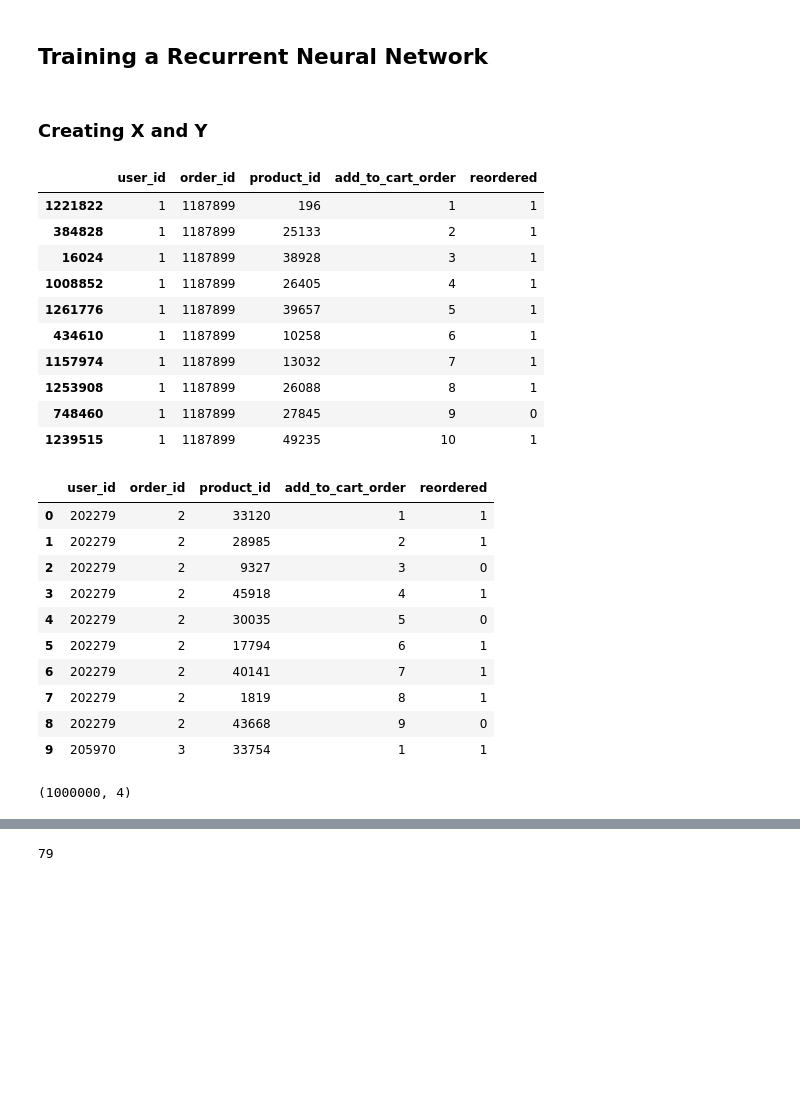
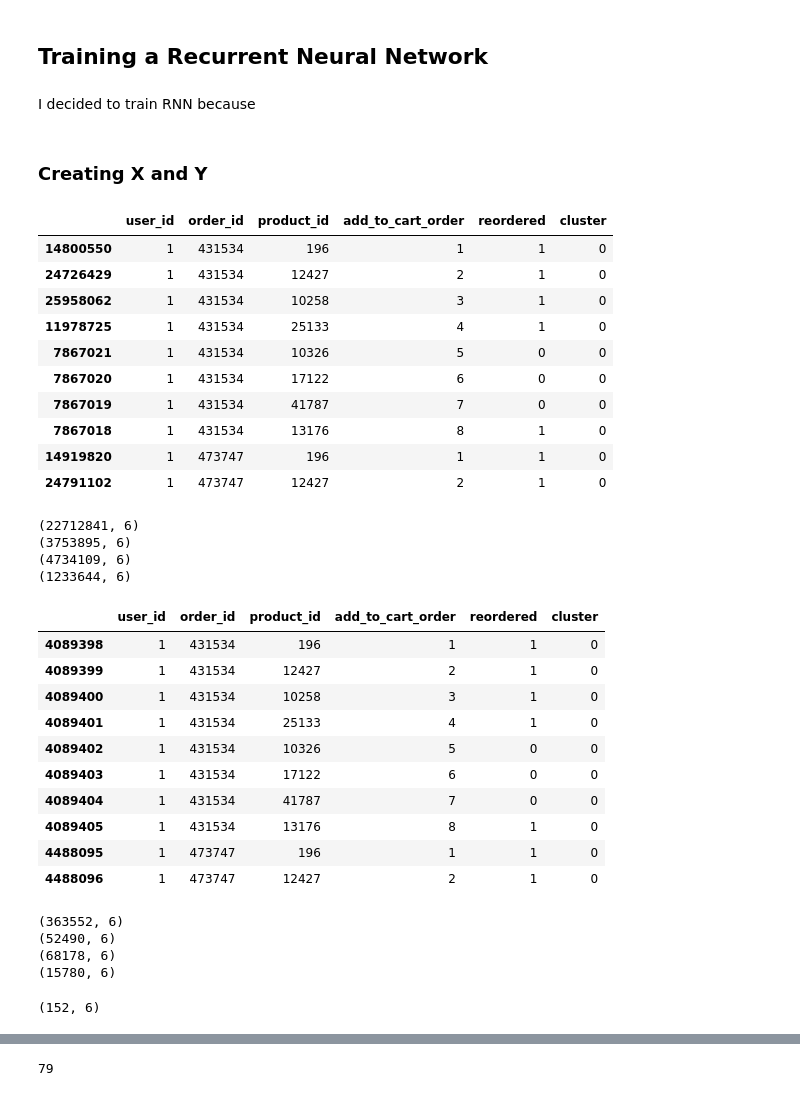
Before and after one commit to asindico/Instacart-Analysis, a Jupyter notebook: notebook.ipynb, the cells around one changed output, grey strips where cells are left out. Drawn from its saved outputs; the diff is of its cells as text; code cells hidden in the pictures; blank space fills up the shorter version.

```diff
--- a/notebook.ipynb
+++ b/notebook.ipynb
@@ -459,6 +459,8 @@ array([0, 1, 0, 0, 0, 0, 0, 0, 0, 0], dtype=int32)
 clust_dict = {cust_prod.index[idx] : cluster for idx,cluster in enumerate(c_preds)}
 # %% [markdown]
 ## Training a Recurrent Neural Network
+# %% [markdown]
+I decided to train  RNN because
 # %%
 from keras.models import Sequential
 from keras.layers import Dense
@@ -470,16 +472,18 @@ from sklearn.metrics import mean_squared_error
 # %%
 val_data = mt[['user_id','order_id','product_id','add_to_cart_order','reordered']]
 val_data= val_data.sort_values(by=['user_id','order_id','add_to_cart_order'])
+clusters = [clust_dict[uid] for uid in val_data['user_id']]
+val_data['cluster'] = clusters
 val_data.head(10)
 # %% [output]
-|  | user_id | order_id | product_id | add_to_cart_order | reordered |
-| 1221822 | 1 | 1187899 | 196 | 1 | 1 |
-| 384828 | 1 | 1187899 | 25133 | 2 | 1 |
-| 16024 | 1 | 1187899 | 38928 | 3 | 1 |
-| 1008852 | 1 | 1187899 | 26405 | 4 | 1 |
-| 1261776 | 1 | 1187899 | 39657 | 5 | 1 |
-| 434610 | 1 | 1187899 | 10258 | 6 | 1 |
-| 1157974 | 1 | 1187899 | 13032 | 7 | 1 |
-| 1253908 | 1 | 1187899 | 26088 | 8 | 1 |
-| 748460 | 1 | 1187899 | 27845 | 9 | 0 |
-| 1239515 | 1 | 1187899 | 49235 | 10 | 1 |
+|  | user_id | order_id | product_id | add_to_cart_order | reordered | cluster |
+| 14800550 | 1 | 431534 | 196 | 1 | 1 | 0 |
+| 24726429 | 1 | 431534 | 12427 | 2 | 1 | 0 |
+| 25958062 | 1 | 431534 | 10258 | 3 | 1 | 0 |
+| 11978725 | 1 | 431534 | 25133 | 4 | 1 | 0 |
+| 7867021 | 1 | 431534 | 10326 | 5 | 0 | 0 |
+| 7867020 | 1 | 431534 | 17122 | 6 | 0 | 0 |
+| 7867019 | 1 | 431534 | 41787 | 7 | 0 | 0 |
+| 7867018 | 1 | 431534 | 13176 | 8 | 1 | 0 |
+| 14919820 | 1 | 473747 | 196 | 1 | 1 | 0 |
+| 24791102 | 1 | 473747 | 12427 | 2 | 1 | 0 |
@@ -486,16 +495,28 @@ val_data.head(10)
+# %%
+print(val_cluster0.shape)
+print(val_cluster1.shape)
+print(val_cluster2.shape)
+print(val_cluster3.shape)
+# %% [output]
+(22712841, 6)
+(3753895, 6)
+(4734109, 6)
+(1233644, 6)
 # %%
 input_data = order_prior[['user_id','order_id','product_id','add_to_cart_order','reordered']]
 input_data= input_data.sort_values(by=['user_id','order_id','add_to_cart_order'])[0:500000]
+clusters = [clust_dict[uid] for uid in input_data['user_id']]
+input_data['cluster'] = clusters
 input_data.head(10)
 # %% [output]
-|  | user_id | order_id | product_id | add_to_cart_order | reordered |
-| 0 | 202279 | 2 | 33120 | 1 | 1 |
-| 1 | 202279 | 2 | 28985 | 2 | 1 |
-| 2 | 202279 | 2 | 9327 | 3 | 0 |
-| 3 | 202279 | 2 | 45918 | 4 | 1 |
-| 4 | 202279 | 2 | 30035 | 5 | 0 |
-| 5 | 202279 | 2 | 17794 | 6 | 1 |
-| 6 | 202279 | 2 | 40141 | 7 | 1 |
-| 7 | 202279 | 2 | 1819 | 8 | 1 |
-| 8 | 202279 | 2 | 43668 | 9 | 0 |
-| 9 | 205970 | 3 | 33754 | 1 | 1 |
+|  | user_id | order_id | product_id | add_to_cart_order | reordered | cluster |
+| 4089398 | 1 | 431534 | 196 | 1 | 1 | 0 |
+| 4089399 | 1 | 431534 | 12427 | 2 | 1 | 0 |
+| 4089400 | 1 | 431534 | 10258 | 3 | 1 | 0 |
+| 4089401 | 1 | 431534 | 25133 | 4 | 1 | 0 |
+| 4089402 | 1 | 431534 | 10326 | 5 | 0 | 0 |
+| 4089403 | 1 | 431534 | 17122 | 6 | 0 | 0 |
+| 4089404 | 1 | 431534 | 41787 | 7 | 0 | 0 |
+| 4089405 | 1 | 431534 | 13176 | 8 | 1 | 0 |
+| 4488095 | 1 | 473747 | 196 | 1 | 1 | 0 |
+| 4488096 | 1 | 473747 | 12427 | 2 | 1 | 0 |
@@ -502,5 +528,15 @@ input_data.head(10)
+# %%
+print(input_cluster0.shape)
+print(input_cluster1.shape)
+print(input_cluster2.shape)
+print(input_cluster3.shape)
+# %% [output]
+(363552, 6)
+(52490, 6)
+(68178, 6)
+(15780, 6)
 # %%
-input_data.shape
+input_data[input_data['user_id']==3342].shape
 # %% [output]
-(1000000, 4)
+(152, 6)
 # %%
```
Also changed, not shown: parts of 3 cells of this notebook.
